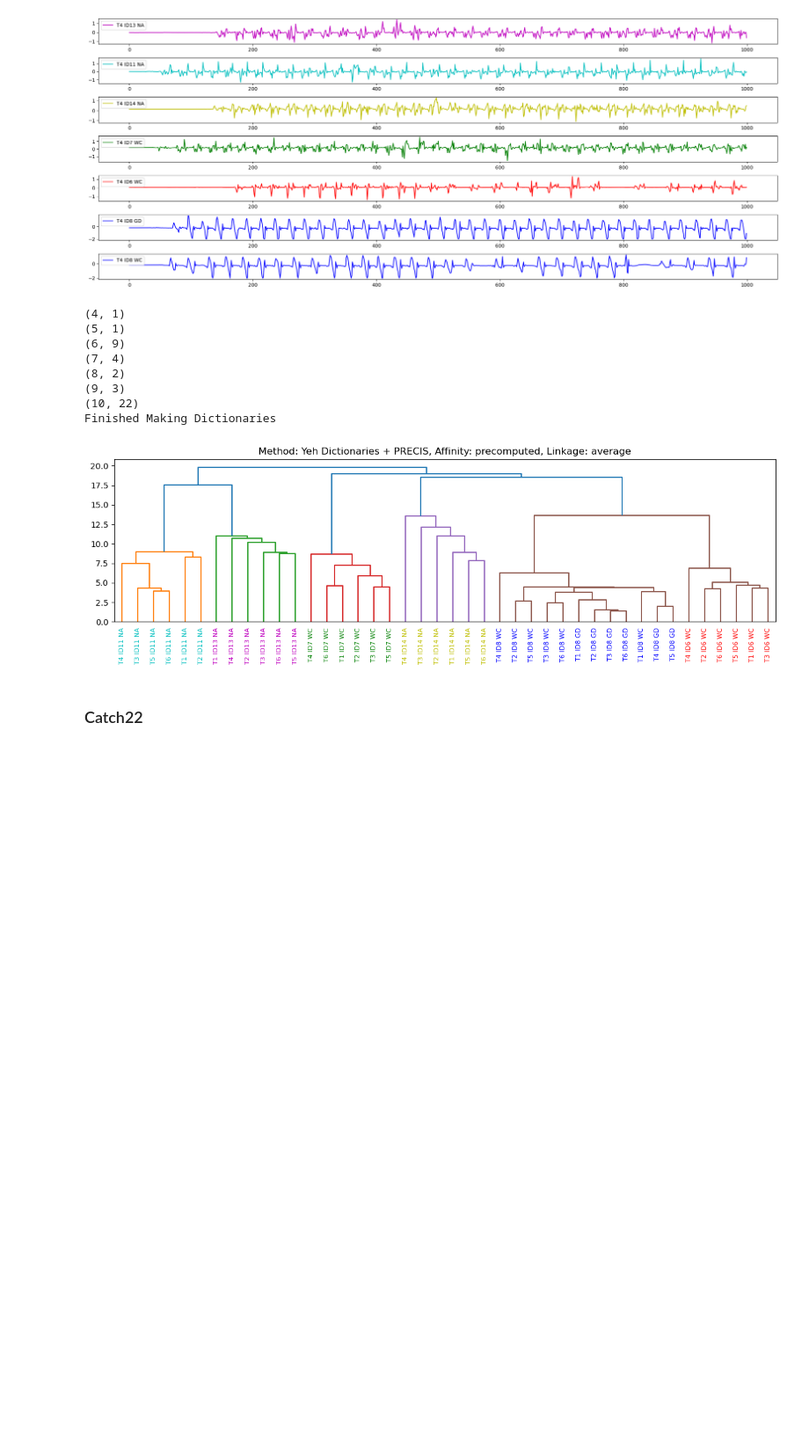
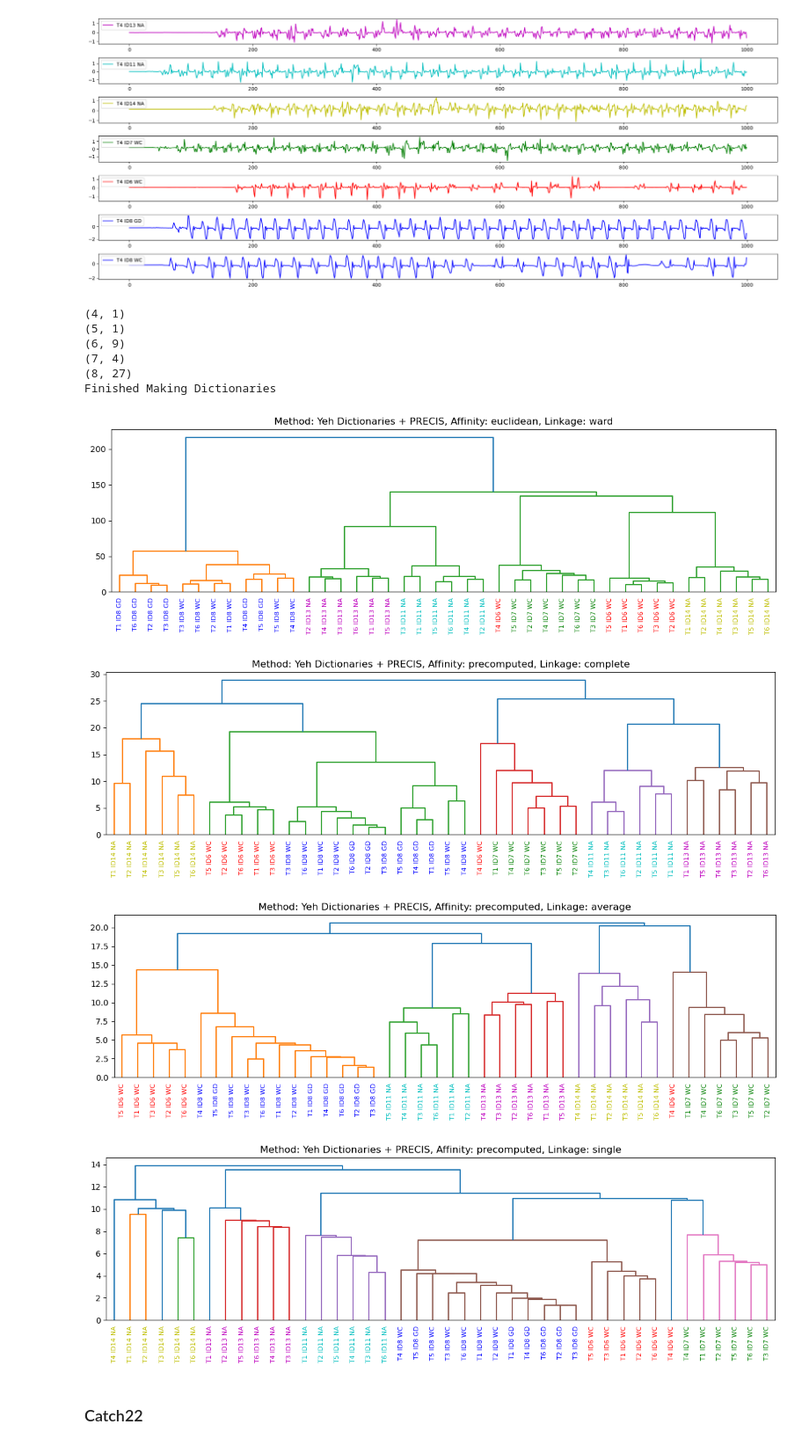
Before and after one commit to ader003/PRCIS, a Jupyter notebook: WeAllWalk_CLU.ipynb, the cells around one changed output. Shown at 88% size. Cells and saved outputs as stored; diff of their text form; code cells hidden in the pictures; blank space fills up the shorter version.

```diff
--- a/WeAllWalk_CLU.ipynb
+++ b/WeAllWalk_CLU.ipynb
@@ -12,7 +12,7 @@ rcParams.update({'figure.autolayout': True})
 from plotty import *
 from experimentsetup import *
 
-main_dir = "/wewalksubset_accelerometer" # allsites as potential dataset?
+main_dir = "wewalksubset_accelerometer" # allsites as potential dataset?
 
 dataset = []
 item = 0
@@ -72,14 +72,14 @@ plt.show()
 # %%
 use_dicts = []
 dlens = []
-ePRECIS = Experiment("PRECIS", [8,25], algyield=True) # if you want to see a perfect clustering from PRECIS ,change S=8 to S=10
+ePRECIS = Experiment("PRECIS", [8,25], algyield=True)
 for i in tqdm(range(len(dataset))):
     ts = dataset[i]
     d, _ = ePRECIS.make_exemplar(zscore(ts))
     use_dicts.append(d)
     dlens.append(len(d))
 
-values,counts = np.unique(dlens,return_counts=True)
+values,counts = np.unique(dlens,return_counts=True) # the sizes of each dictionary
 for i in zip(values,counts):
     print(i)
 
@@ -91,15 +91,28 @@ PRECISdistmat = ePRECIS.distmat_from_dicts(use_dicts)
 (5, 1)
 (6, 9)
 (7, 4)
-(8, 2)
-(9, 3)
-(10, 22)
+(8, 27)
 Finished Making Dictionaries
-# %%
-# for linkage in ['complete','average','single']:
-plotty_ac(None, "Yeh Dictionaries + PRECIS", 'precomputed', 'average', PRECISdistmat, fref, label_colors)
-# %% [output]
-[figure, removed]
+# %%
+# plotty_ac(None, "Yeh Dictionaries + PRECIS", 'precomputed', 'complete', PRECISdistmat, fref, label_colors) # presented in paper
+
+rootsavename = "<save figures here>"
+linkagetypes = ['ward','complete', 'average', 'single']
+affinities = ['precomputed']
+for linkage in linkagetypes:
+    for affinity in affinities:
+        if linkage == 'ward':
+            # plotty_ac(rootsavename+"euclidean{}.svg".format(linkage), "CATCH-22", "euclidean", linkage, observationvectors, fref, label_colors)
+            plotty_ac(None, "Yeh Dictionaries + PRECIS", "euclidean", linkage, PRECISdistmat, fref, label_colors)
+            break
+        else:
+            # plotty_ac(rootsavename+"{}{}.svg".format(affinity,linkage), "CATCH-22",affinity,linkage,observationvectors,fref,label_colors)
+            plotty_ac(None, "Yeh Dictionaries + PRECIS", affinity, linkage, PRECISdistmat, fref, label_colors)
+# %% [output]
+[figure, added]
+[figure, added]
+[figure, added]
+[figure, added]
 # %% [markdown]
 ### Catch22
 # %%
```
Also changed, not shown: parts of 2 cells of this notebook, 22 other files.
